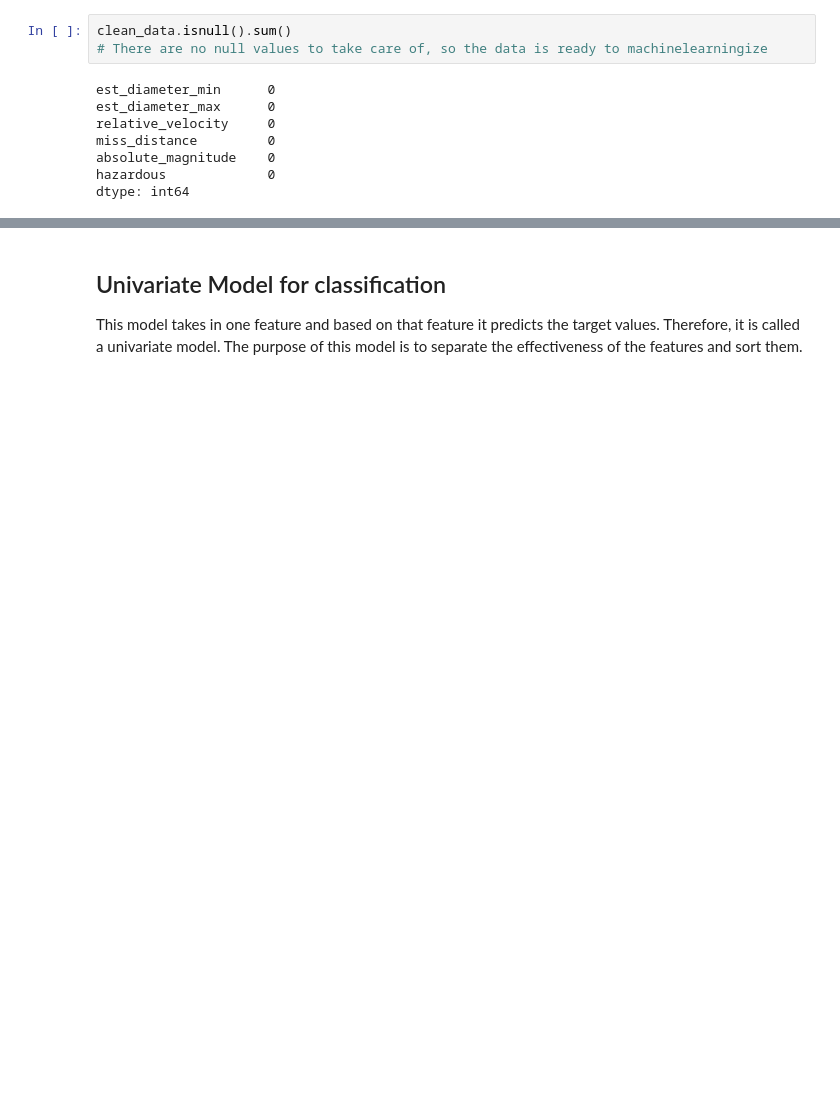
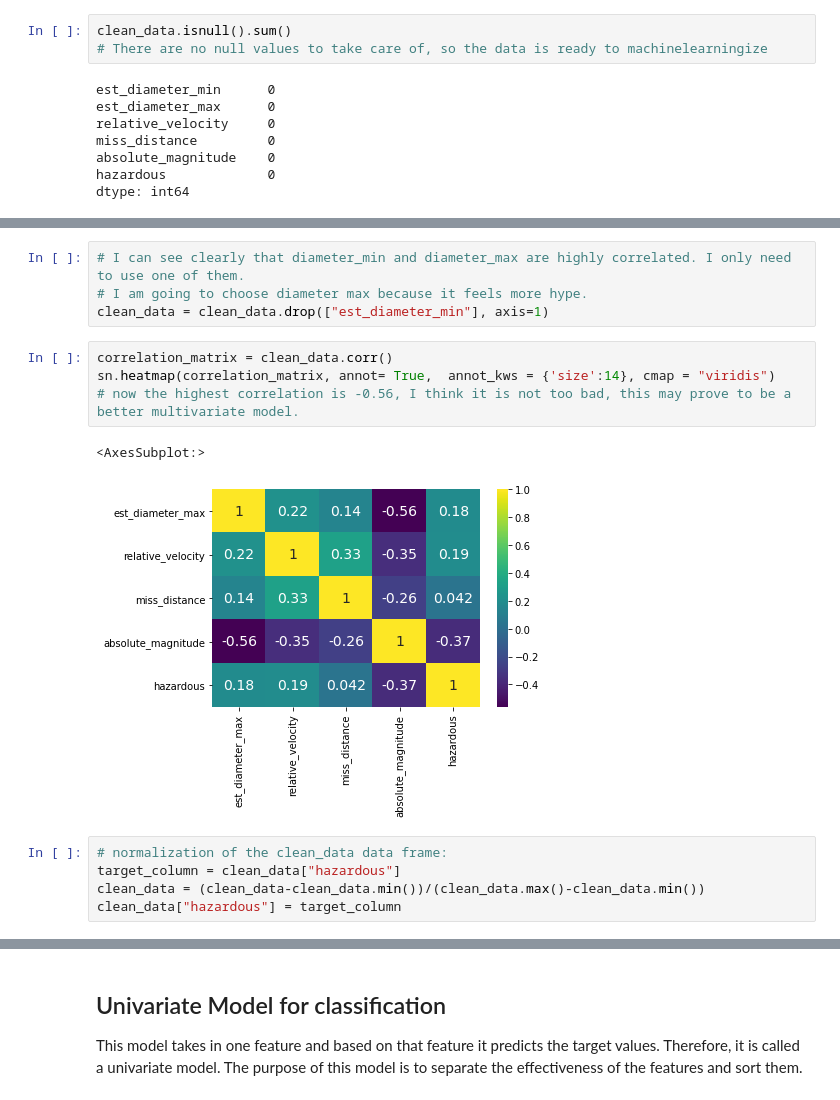
Before and after one commit to Computer-Talkers/nasa-tracked-objects, a Jupyter notebook: syed.ipynb, the cells around one changed output, grey strips where cells are left out. Saved outputs shown, nothing was run; the diff lists cells and outputs as text; blank space fills up the shorter version.

```diff
--- a/syed.ipynb
+++ b/syed.ipynb
@@ -65,0 +61,16 @@ dtype: int64
+# %%
+# I can see clearly that diameter_min and diameter_max are highly correlated. I only need to use one of them.
+# I am going to choose diameter max because it feels more hype.
+clean_data = clean_data.drop(["est_diameter_min"], axis=1)
+# %%
+correlation_matrix = clean_data.corr()
+sn.heatmap(correlation_matrix, annot= True,  annot_kws = {'size':14}, cmap = "viridis")
+# now the highest correlation is -0.56, I think it is not too bad, this may prove to be a better multivariate model.
+# %% [output]
+<AxesSubplot:>
+[figure, added]
+# %%
+# normalization of the clean_data data frame:
+target_column = clean_data["hazardous"]
+clean_data = (clean_data-clean_data.min())/(clean_data.max()-clean_data.min())
+clean_data["hazardous"] = target_column
```
Also changed, not shown: parts of 20 cells of this notebook, 3 other files.
